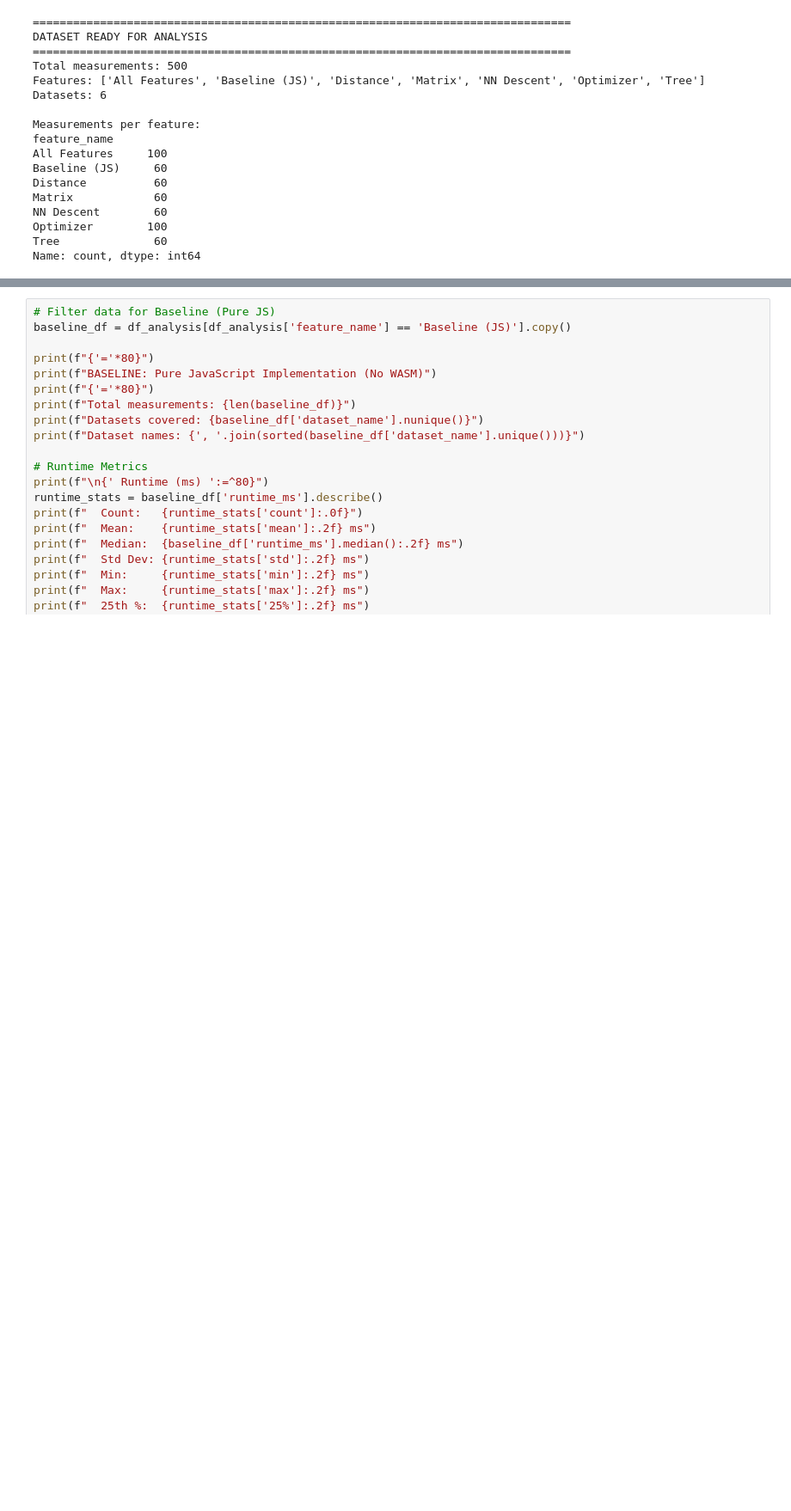
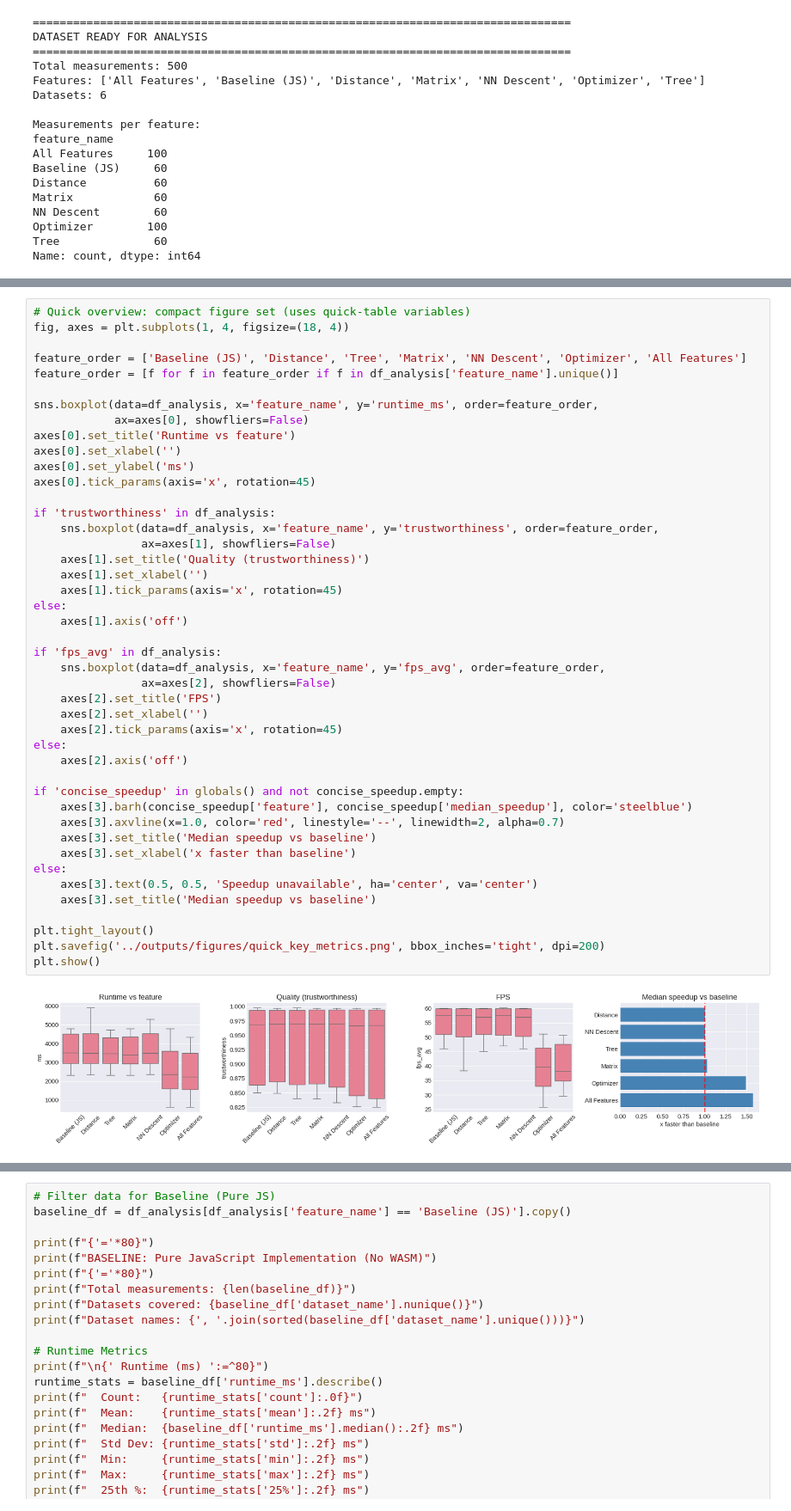
Before and after one commit to elarsaks/umap-bench, a Jupyter notebook: bench/analysis/new_analysis.ipynb, the cells around one changed output, grey strips where cells are left out. Shown at 86% size. Saved outputs shown, nothing was run; the diff lists cells and outputs as text; blank space fills up the shorter version.

```diff
--- a/bench/analysis/new_analysis.ipynb
+++ b/bench/analysis/new_analysis.ipynb
@@ -206,0 +263,46 @@ Name: count, dtype: int64
+# %%
+# Quick overview: compact figure set (uses quick-table variables)
+fig, axes = plt.subplots(1, 4, figsize=(18, 4))
+
+feature_order = ['Baseline (JS)', 'Distance', 'Tree', 'Matrix', 'NN Descent', 'Optimizer', 'All Features']
+feature_order = [f for f in feature_order if f in df_analysis['feature_name'].unique()]
+
+sns.boxplot(data=df_analysis, x='feature_name', y='runtime_ms', order=feature_order,
+            ax=axes[0], showfliers=False)
+axes[0].set_title('Runtime vs feature')
+axes[0].set_xlabel('')
+axes[0].set_ylabel('ms')
+axes[0].tick_params(axis='x', rotation=45)
+
+if 'trustworthiness' in df_analysis:
+    sns.boxplot(data=df_analysis, x='feature_name', y='trustworthiness', order=feature_order,
+                ax=axes[1], showfliers=False)
+    axes[1].set_title('Quality (trustworthiness)')
+    axes[1].set_xlabel('')
+    axes[1].tick_params(axis='x', rotation=45)
+else:
+    axes[1].axis('off')
+
+if 'fps_avg' in df_analysis:
+    sns.boxplot(data=df_analysis, x='feature_name', y='fps_avg', order=feature_order,
+                ax=axes[2], showfliers=False)
+    axes[2].set_title('FPS')
+    axes[2].set_xlabel('')
+    axes[2].tick_params(axis='x', rotation=45)
+else:
+    axes[2].axis('off')
+
+if 'concise_speedup' in globals() and not concise_speedup.empty:
+    axes[3].barh(concise_speedup['feature'], concise_speedup['median_speedup'], color='steelblue')
+    axes[3].axvline(x=1.0, color='red', linestyle='--', linewidth=2, alpha=0.7)
+    axes[3].set_title('Median speedup vs baseline')
+    axes[3].set_xlabel('x faster than baseline')
+else:
+    axes[3].text(0.5, 0.5, 'Speedup unavailable', ha='center', va='center')
+    axes[3].set_title('Median speedup vs baseline')
+
+plt.tight_layout()
+plt.savefig('../outputs/figures/quick_key_metrics.png', bbox_inches='tight', dpi=200)
+plt.show()
+# %% [output]
+[figure, added]
```
Also changed, not shown: parts of 5 cells of this notebook, 22 other files.
